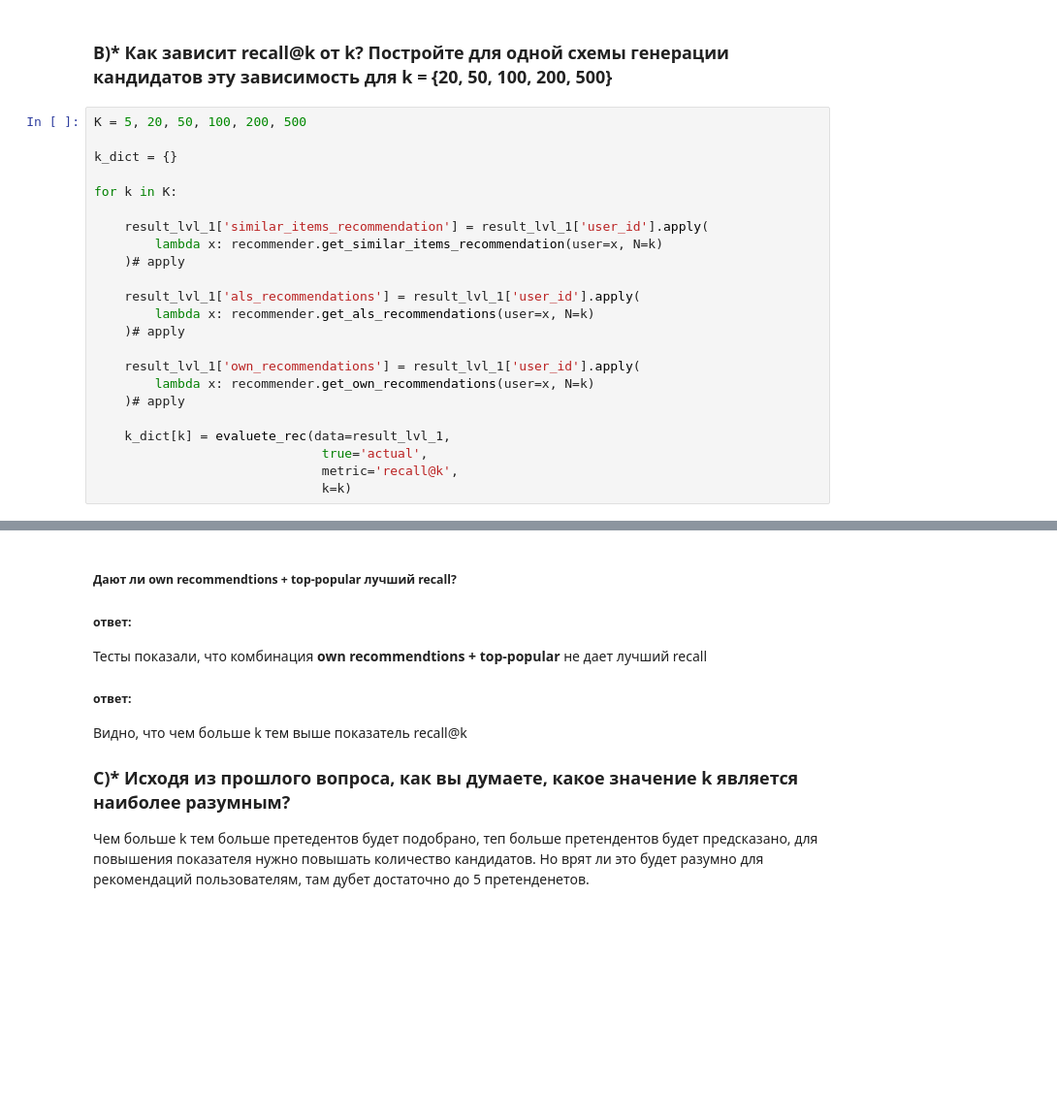
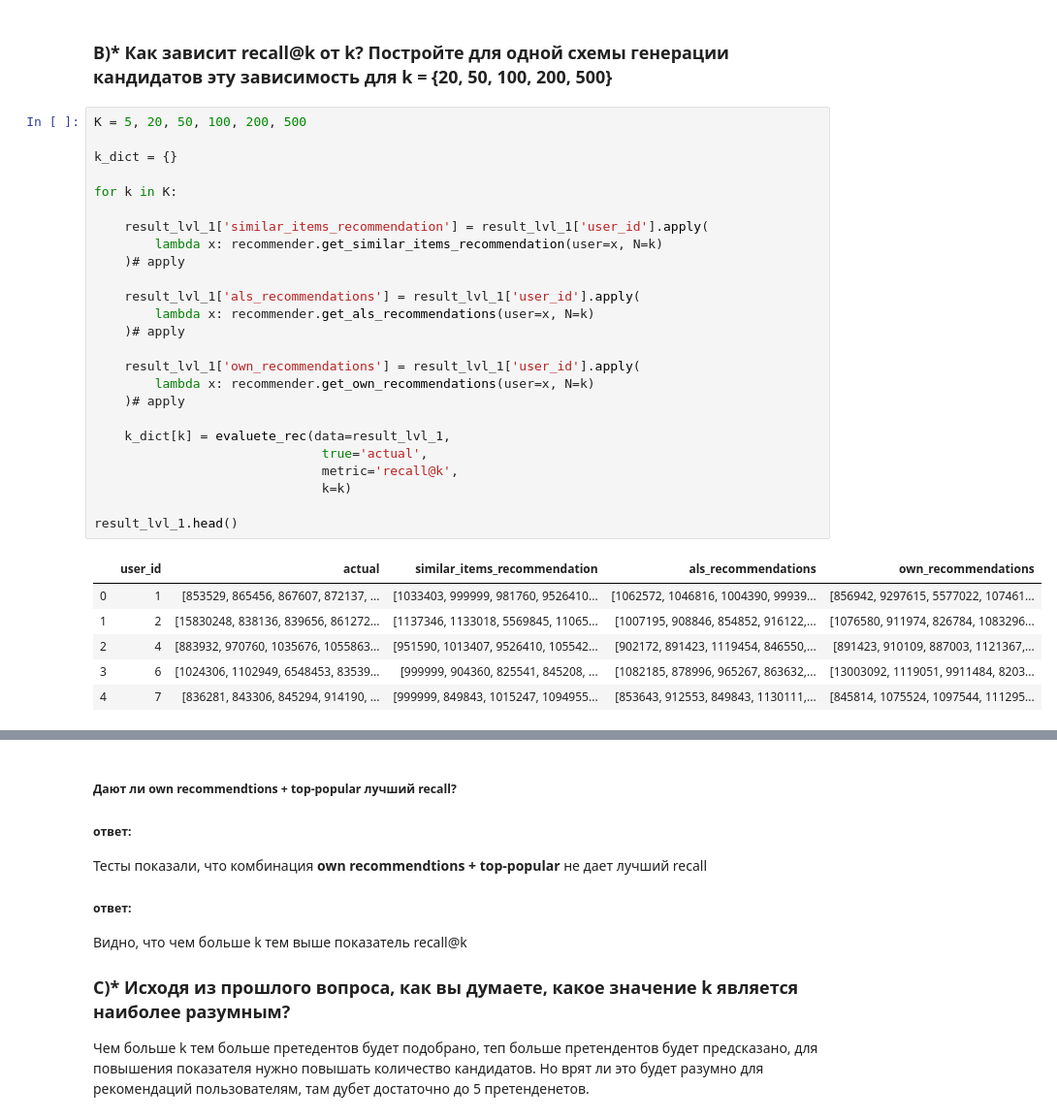
Before and after one commit to Yegor9151/Recommender_systems, a Jupyter notebook: Lesson 6 Two-tier recommendation models/practice.ipynb, the cells around one changed output, grey strips where cells are left out. Shown: that part at 97% size. Drawn from its saved outputs; the diff is of its cells as text; blank space fills up the shorter version.

```diff
--- a/Lesson 6 Two-tier recommendation models/practice.ipynb
+++ b/Lesson 6 Two-tier recommendation models/practice.ipynb
@@ -138,26 +138,35 @@ result_lvl_1.head()
 # %%
 K = 5, 20, 50, 100, 200, 500
 
 k_dict = {}
 
 for k in K:
 
     result_lvl_1['similar_items_recommendation'] = result_lvl_1['user_id'].apply(
         lambda x: recommender.get_similar_items_recommendation(user=x, N=k)
     )# apply
 
     result_lvl_1['als_recommendations'] = result_lvl_1['user_id'].apply(
         lambda x: recommender.get_als_recommendations(user=x, N=k)
     )# apply
 
     result_lvl_1['own_recommendations'] = result_lvl_1['user_id'].apply(
         lambda x: recommender.get_own_recommendations(user=x, N=k)
     )# apply
 
     k_dict[k] = evaluete_rec(data=result_lvl_1,
                               true='actual',
                               metric='recall@k',
                               k=k)
+
+result_lvl_1.head()
+# %% [output]
+|  | user_id | actual | similar_items_recommendation | als_recommendations | own_recommendations |
+| 0 | 1 | [853529, 865456, 867607, 872137, ... | [1033403, 999999, 981760, 9526410... | [1062572, 1046816, 1004390, 99939... | [856942, 9297615, 5577022, 107461... |
+| 1 | 2 | [15830248, 838136, 839656, 861272... | [1137346, 1133018, 5569845, 11065... | [1007195, 908846, 854852, 916122,... | [1076580, 911974, 826784, 1083296... |
+| 2 | 4 | [883932, 970760, 1035676, 1055863... | [951590, 1013407, 9526410, 105542... | [902172, 891423, 1119454, 846550,... | [891423, 910109, 887003, 1121367,... |
+| 3 | 6 | [1024306, 1102949, 6548453, 83539... | [999999, 904360, 825541, 845208, ... | [1082185, 878996, 965267, 863632,... | [13003092, 1119051, 9911484, 8203... |
+| 4 | 7 | [836281, 843306, 845294, 914190, ... | [999999, 849843, 1015247, 1094955... | [853643, 912553, 849843, 1130111,... | [845814, 1075524, 1097544, 111295... |
 # %%
 eval_recall = pd.DataFrame(k_dict, index=['similar_items', 'als', 'own']).T
 eval_recall
```
Also changed, not shown: parts of 10 cells of this notebook.
